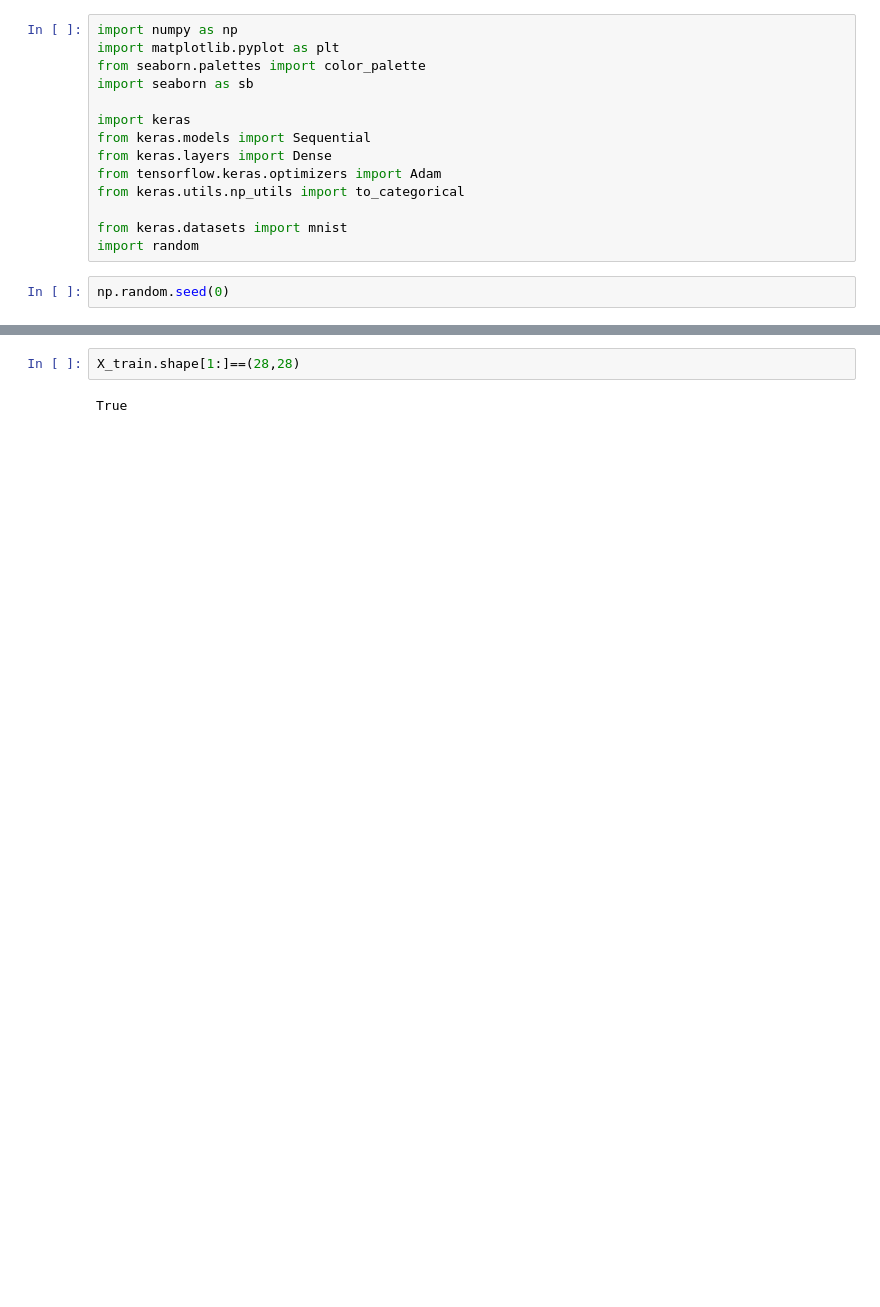
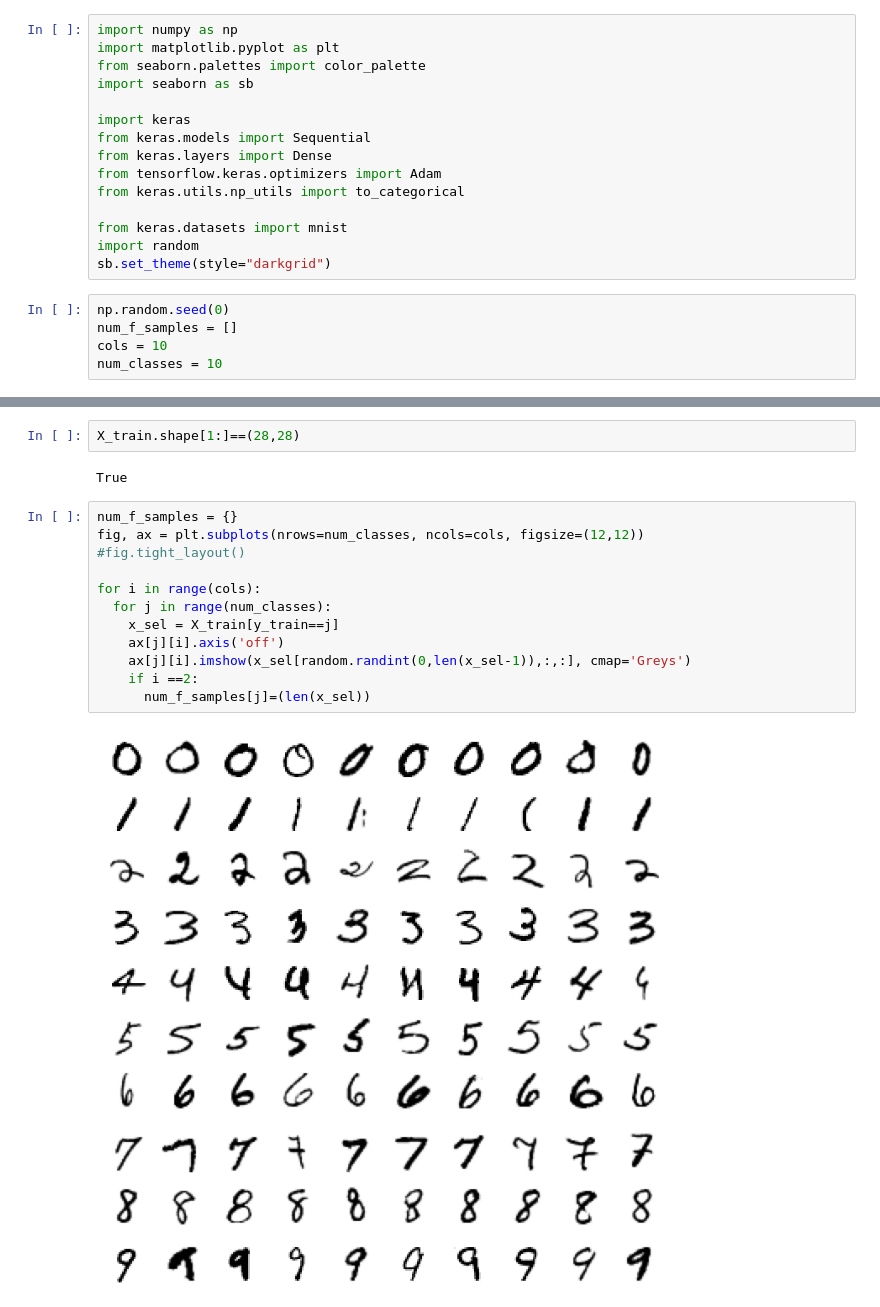
Before and after one commit to tegerte/1, a Jupyter notebook: mnist.ipynb, the cells around one changed output, grey strips where cells are left out. Cells and saved outputs as stored; diff of their text form; blank space fills up the shorter version.

```diff
--- a/mnist.ipynb
+++ b/mnist.ipynb
@@ -14,8 +14,12 @@ from keras.utils.np_utils import to_categorical
 
 from keras.datasets import mnist
 import random
+sb.set_theme(style="darkgrid")
 # %%
 np.random.seed(0)
+num_f_samples = []
+cols = 10
+num_classes = 10
 # %%
 (X_train, y_train),(X_test, y_test) = mnist.load_data()
 # %%
@@ -33,3 +35,17 @@ AssertionError: ignored
 X_train.shape[1:]==(28,28)
 # %% [output]
 True
+# %%
+num_f_samples = {}
+fig, ax = plt.subplots(nrows=num_classes, ncols=cols, figsize=(12,12))
+#fig.tight_layout()
+
+for i in range(cols):
+  for j in range(num_classes):
+    x_sel = X_train[y_train==j]
+    ax[j][i].axis('off')
+    ax[j][i].imshow(x_sel[random.randint(0,len(x_sel-1)),:,:], cmap='Greys')
+    if i ==2:
+      num_f_samples[j]=(len(x_sel))
+# %% [output]
+[figure, added]
```
Also changed, not shown: parts of 3 cells of this notebook.
